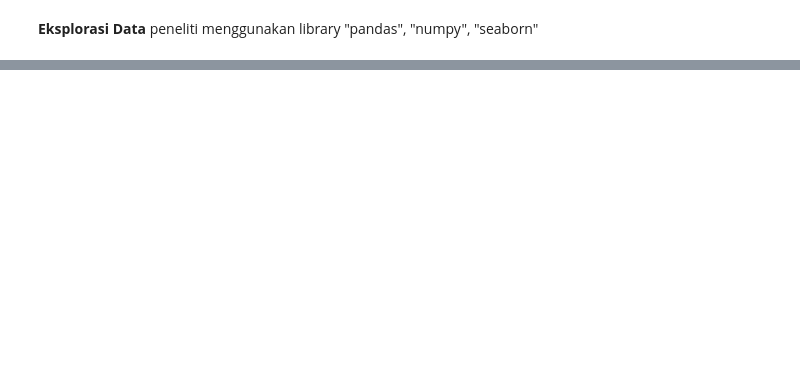
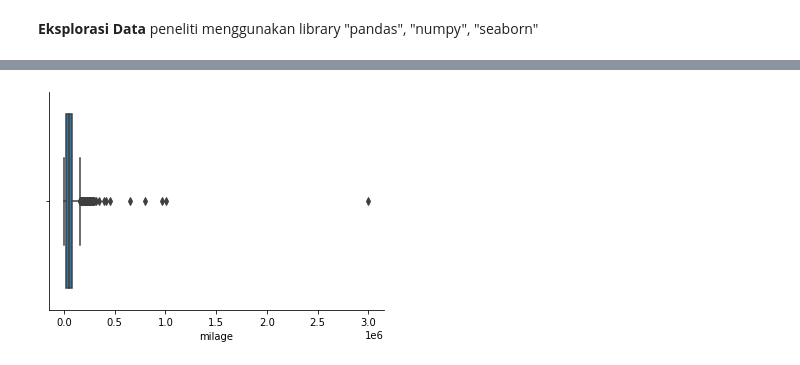
Before and after one commit to Gerindraanggaalifta98/tugasterbaru, a Jupyter notebook: Tugas_terbaru_Gerindra_Angga_Alifta_205150409111008.ipynb, the cells around one changed output, grey strips where cells are left out. Cells and saved outputs as stored; diff of their text form; code cells hidden in the pictures; blank space fills up the shorter version.

```diff
--- a/Tugas_terbaru_Gerindra_Angga_Alifta_205150409111008.ipynb
+++ b/Tugas_terbaru_Gerindra_Angga_Alifta_205150409111008.ipynb
@@ -24,0 +89,6 @@ peneliti menggunakan library "pandas", "numpy", "seaborn"
+# %%
+import seaborn as sns
+sns.boxplot(dt['milage'])
+sns.despine()
+# %% [output]
+[figure, added]
```
Also changed, not shown: parts of 31 cells of this notebook.
